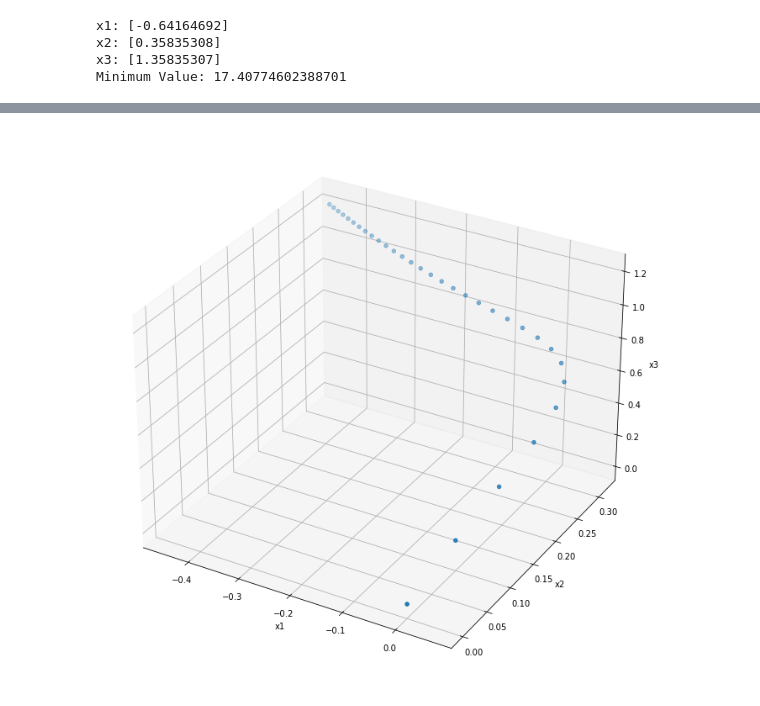
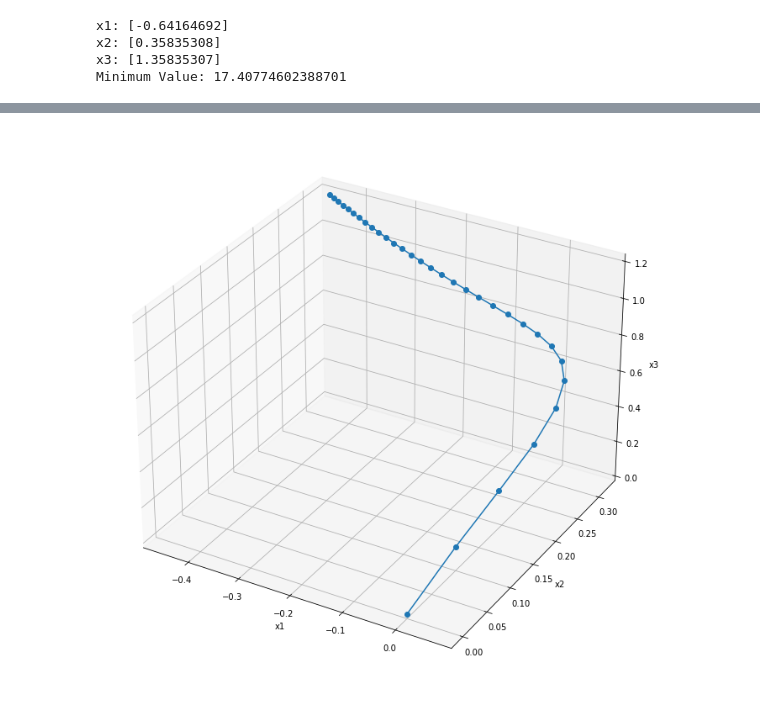
Before and after one commit to tylerhyang/ieor160hw4, a Jupyter notebook: hw4-caedivs.ipynb, the cells around one changed output, grey strips where cells are left out. Saved outputs shown, nothing was run; the diff lists cells and outputs as text; code cells hidden in the pictures.

Commit message:
[style] add markers in trajectory plot in order to better mark point progression

```diff
--- a/hw4-caedivs.ipynb
+++ b/hw4-caedivs.ipynb
@@ -134,16 +134,16 @@ Text(0.5, 0, 'iteration')
 # %%
 #plot for the 3d plot
 splitted = list(zip(*dpoints))
 fig = plt.figure(figsize=(12, 12))
 ax = fig.add_subplot(projection='3d')
 # for i in range(len(splitted[0])):|
 #     ax.quiver(0, 0, 0, splitted[0][i], splitted[1][i], splitted[2][i])
-ax.scatter(splitted[0], splitted[1], splitted[2])
+ax.plot(splitted[0], splitted[1], splitted[2], marker = "o")
 ax.set_xlabel("x1")
 ax.set_ylabel("x2")
 ax.set_zlabel("x3");
 # %% [output]
-[figure, old version]
+[figure, new version]
 # %%
 dpoints[-1]
 # %% [output]
```
Also changed, not shown: parts of 4 cells of this notebook.
